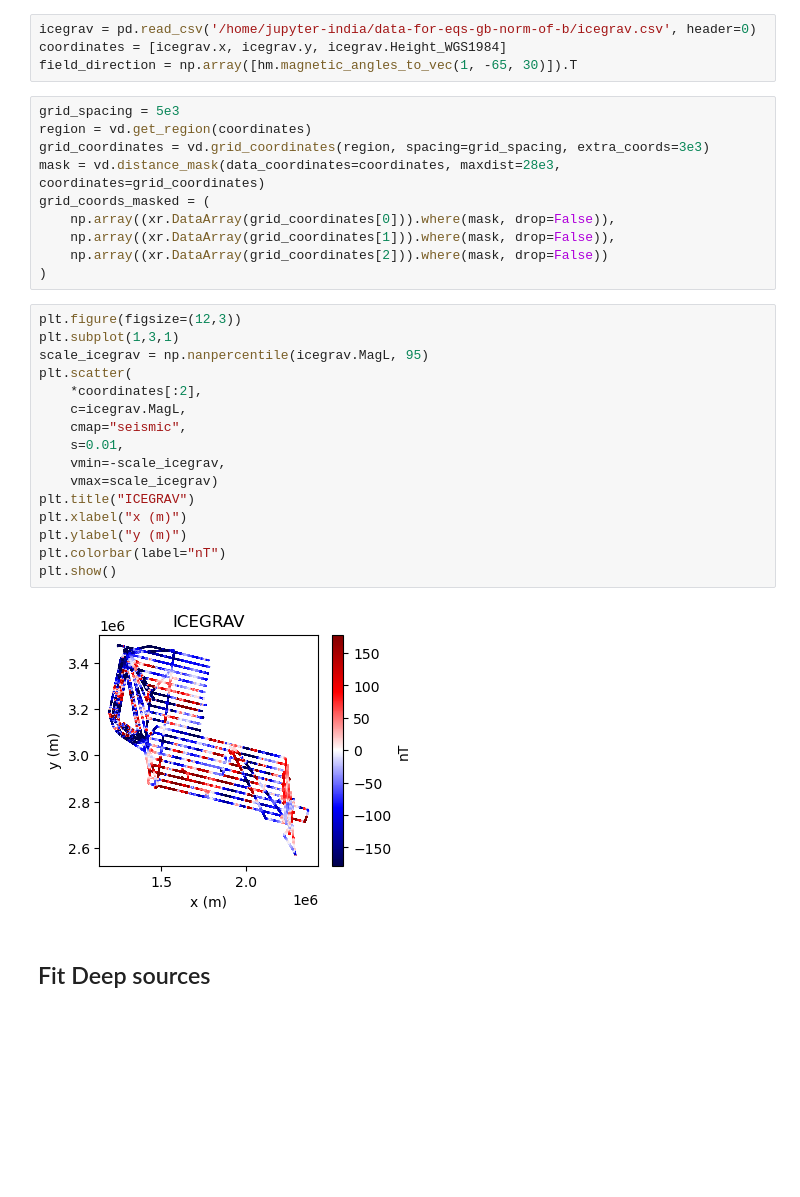
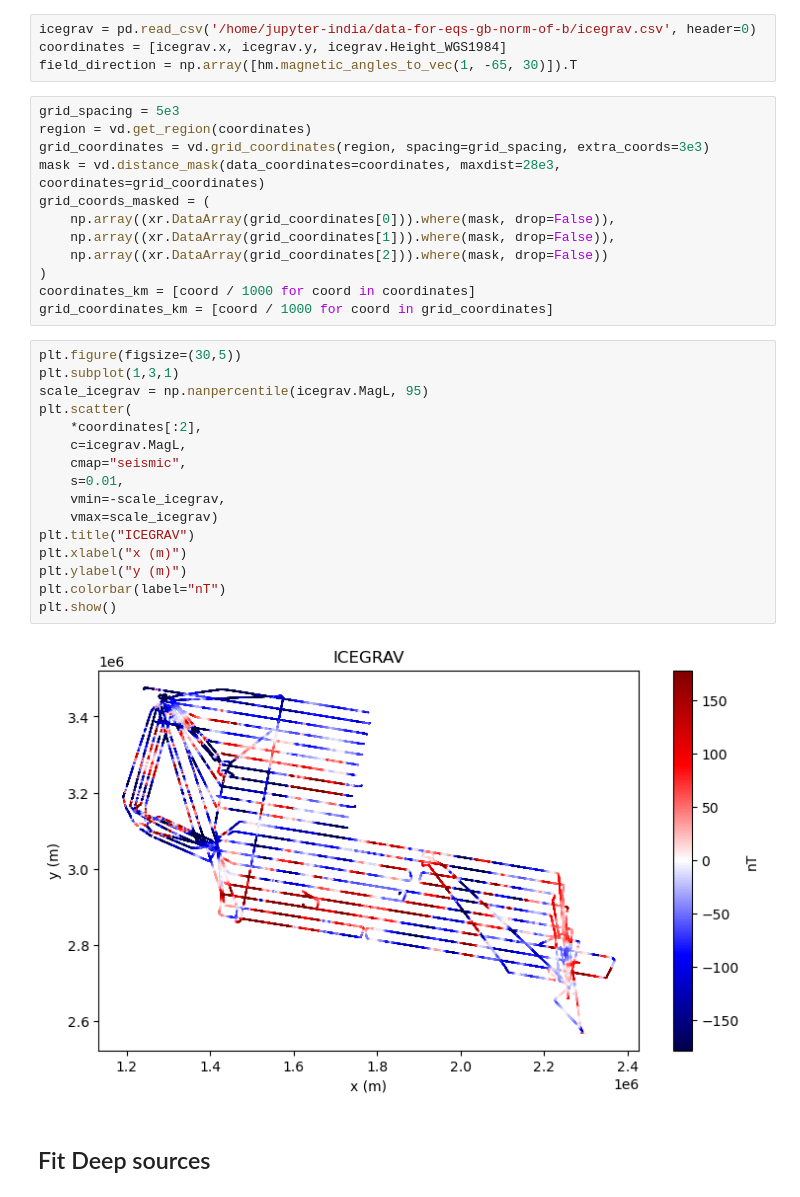
Before and after one commit to compgeolab/eqs-magnetic-dual-layer, a Jupyter notebook: code/07_icegrav_real.ipynb, the cells around one changed output. Saved outputs shown, nothing was run; the diff lists cells and outputs as text; blank space fills up the shorter version.

Commit message:
Create figures for paper

```diff
--- a/code/07_icegrav_real.ipynb
+++ b/code/07_icegrav_real.ipynb
@@ -29,24 +29,26 @@ grid_coords_masked = (
     np.array((xr.DataArray(grid_coordinates[1])).where(mask, drop=False)),
     np.array((xr.DataArray(grid_coordinates[2])).where(mask, drop=False))
 )
+coordinates_km = [coord / 1000 for coord in coordinates]
+grid_coordinates_km = [coord / 1000 for coord in grid_coordinates]
 # %%
-plt.figure(figsize=(12,3))
+plt.figure(figsize=(30,5))
 plt.subplot(1,3,1)
 scale_icegrav = np.nanpercentile(icegrav.MagL, 95)
 plt.scatter(
     *coordinates[:2],
     c=icegrav.MagL,
     cmap="seismic",
     s=0.01,
     vmin=-scale_icegrav,
     vmax=scale_icegrav)
 plt.title("ICEGRAV")
 plt.xlabel("x (m)")
 plt.ylabel("y (m)")
 plt.colorbar(label="nT")
 plt.show()
 # %% [output]
-[figure, old version]
+[figure, new version]
 # %% [markdown]
 ## Fit Deep sources
 # %%
```
Also changed, not shown: parts of 16 cells of this notebook, 3 other files.
